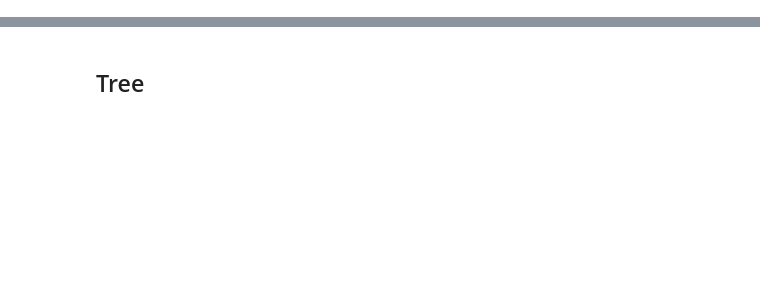
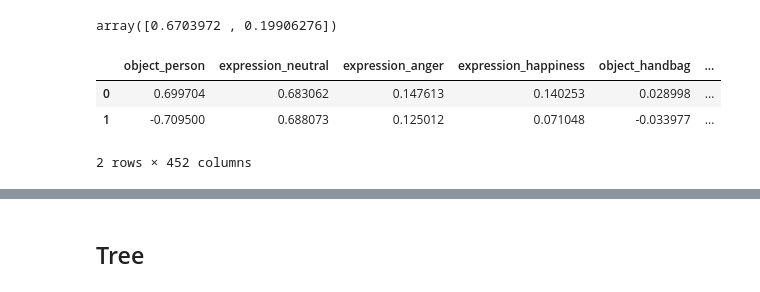
Before and after one commit to obrookes/privacy_decisions, a Jupyter notebook: binary_classifier.ipynb, the cells around one changed output, grey strips where cells are left out. Drawn from its saved outputs; the diff is of its cells as text; code cells hidden in the pictures; blank space fills up the shorter version.

```diff
--- a/binary_classifier.ipynb
+++ b/binary_classifier.ipynb
@@ -26,3 +27,7 @@ attributes = list(pd.read_csv("external/vpa-master/attributes.tsv", sep="\t")["a
 # %%
 train = data[data.dataset.isin(["train", "validation"])]
 test = data[data.dataset == "test"]
+
+X_train, y_train = train[features], train["a0_safe"]
+X_test, y_test = test[features], test["a0_safe"]
+X, y = data[features], data["a0_safe"]
@@ -31,0 +55,18 @@ X_test, y_test = test[features], test["a0_safe"]
+# %%
+pca = PCA(2)
+pca.fit(X)
+pca.explained_variance_ratio_
+# %% [output]
+array([0.6703972 , 0.19906276])
+# %%
+comp = pd.DataFrame(
+    pca.components_,
+    columns=X_train.columns
+)
+# %%
+comp.sort_values(0, axis=1, ascending=False)
+# %% [output]
+|  | object_person | expression_neutral | expression_anger | expression_happiness | object_handbag | ... |
+| 0 | 0.699704 | 0.683062 | 0.147613 | 0.140253 | 0.028998 | ... |
+| 1 | -0.709500 | 0.688073 | 0.125012 | 0.071048 | -0.033977 | ... |
+2 rows × 452 columns
```
Also changed, not shown: parts of 26 cells of this notebook.
